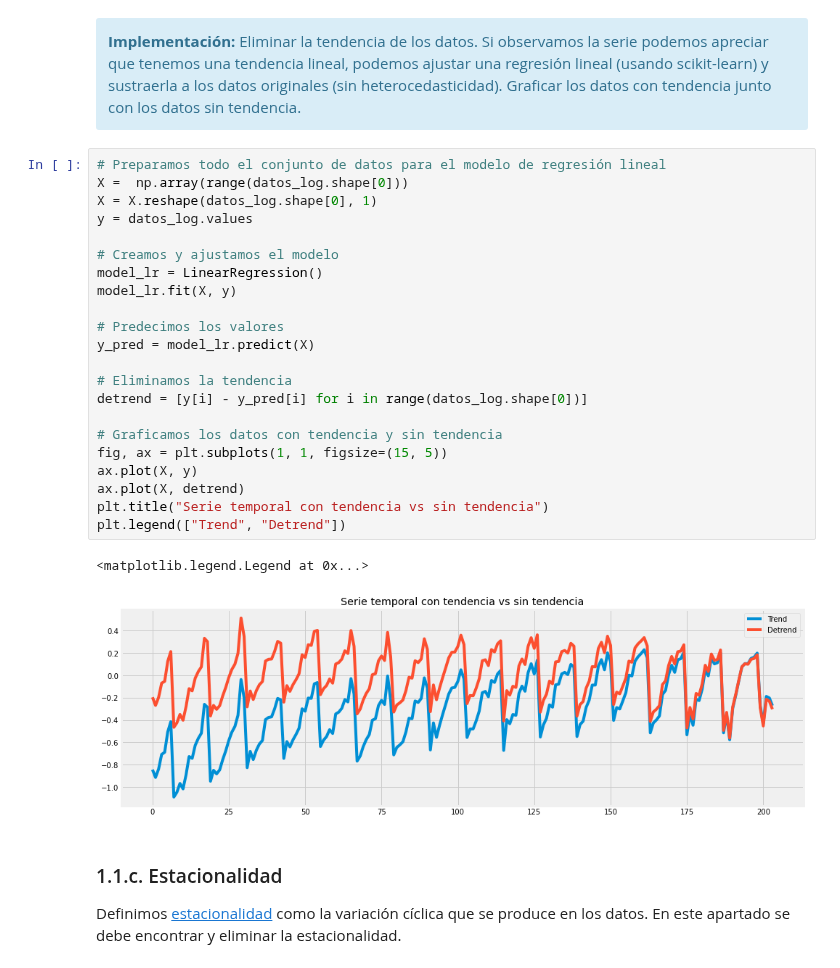
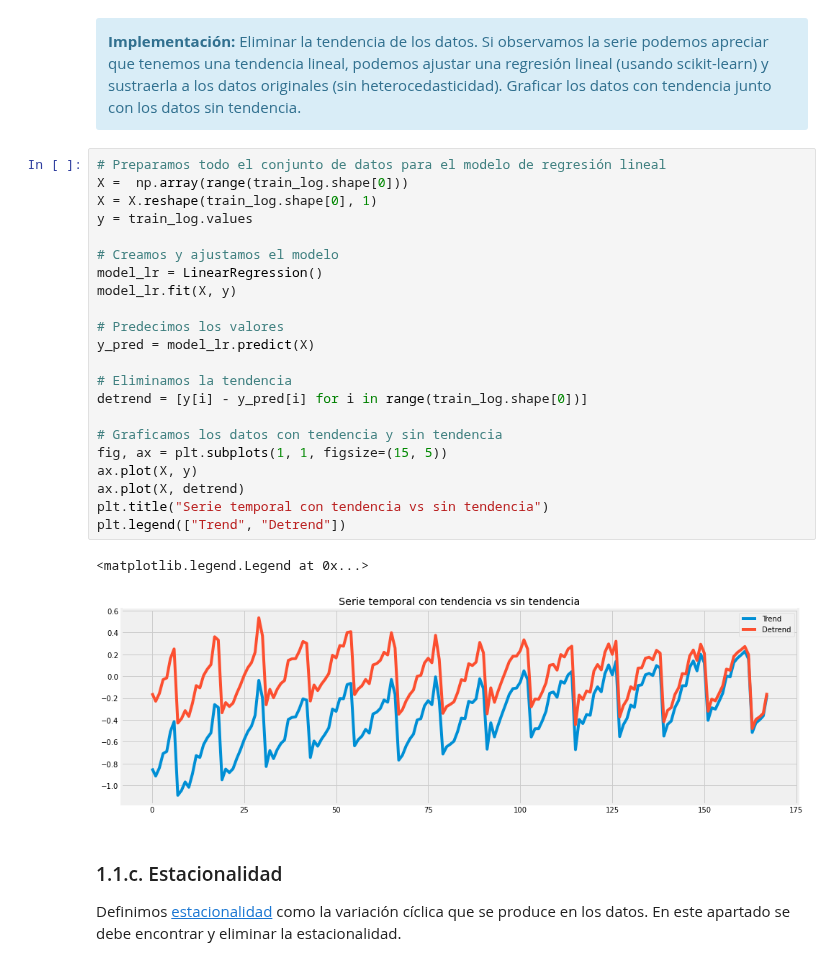
Before and after one commit to mariousm/Data-Science-Master, a Jupyter notebook: 2021-22/PrimerSemestre/Mineria/PEC4/UbiernaSanMamesMario_PEC4.ipynb, the cells around one changed output. Cells and saved outputs as stored; diff of their text form.

```diff
--- a/2021-22/PrimerSemestre/Mineria/PEC4/UbiernaSanMamesMario_PEC4.ipynb
+++ b/2021-22/PrimerSemestre/Mineria/PEC4/UbiernaSanMamesMario_PEC4.ipynb
@@ -265,29 +248,29 @@ En nuestra serie temporal tenemos una tendencia lineal creciente. En este aparta
 </div>
 # %%
 # Preparamos todo el conjunto de datos para el modelo de regresión lineal
-X =  np.array(range(datos_log.shape[0]))
-X = X.reshape(datos_log.shape[0], 1)
-y = datos_log.values
+X =  np.array(range(train_log.shape[0]))
+X = X.reshape(train_log.shape[0], 1)
+y = train_log.values
 
 # Creamos y ajustamos el modelo
 model_lr = LinearRegression()
 model_lr.fit(X, y)
 
 # Predecimos los valores
 y_pred = model_lr.predict(X)
 
 # Eliminamos la tendencia
-detrend = [y[i] - y_pred[i] for i in range(datos_log.shape[0])]
+detrend = [y[i] - y_pred[i] for i in range(train_log.shape[0])]
 
 # Graficamos los datos con tendencia y sin tendencia
 fig, ax = plt.subplots(1, 1, figsize=(15, 5))
 ax.plot(X, y)
 ax.plot(X, detrend)
 plt.title("Serie temporal con tendencia vs sin tendencia")
 plt.legend(["Trend", "Detrend"])
 # %% [output]
 <matplotlib.legend.Legend at 0x...>
-[figure, old version]
+[figure, new version]
 # %% [markdown]
 ### 1.1.c. Estacionalidad
 
```
Also changed, not shown: parts of 6 cells of this notebook.
